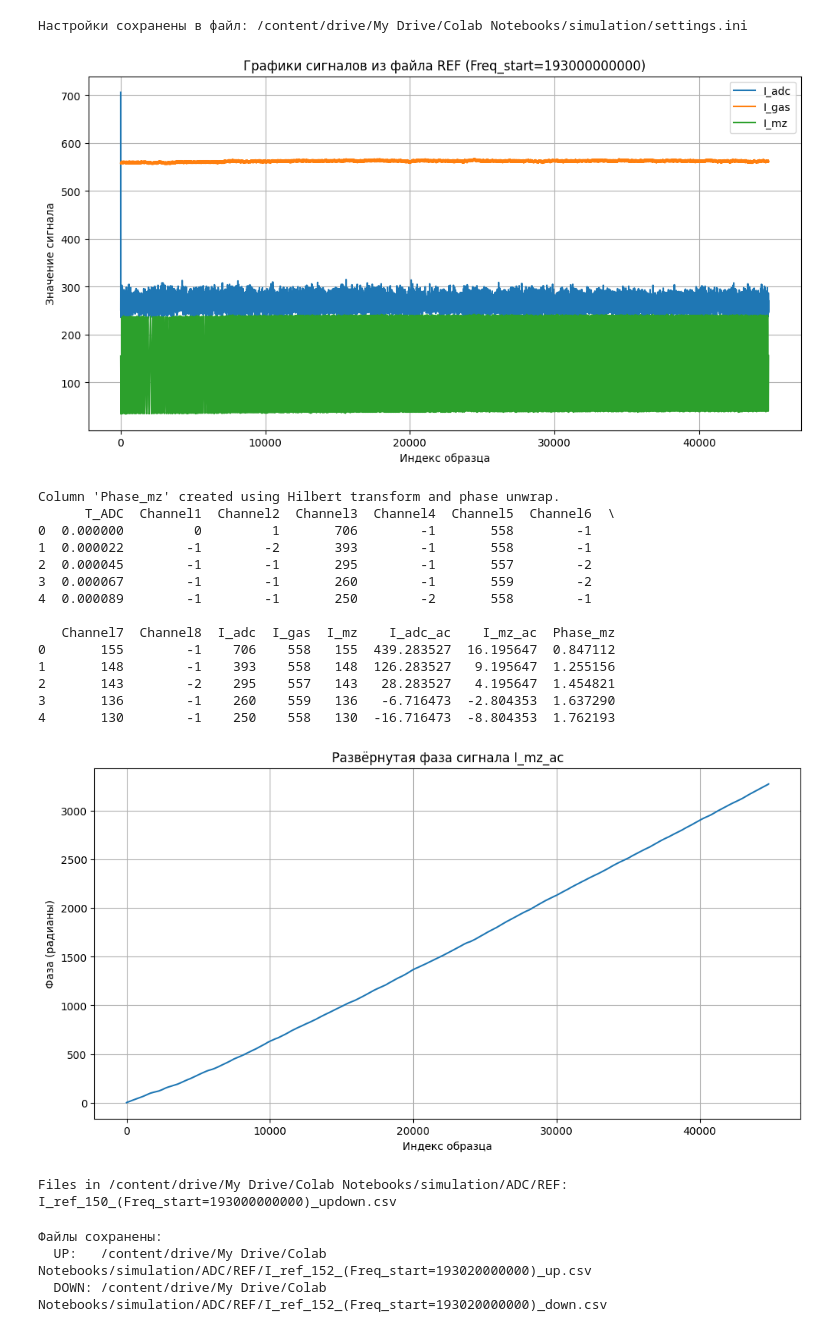
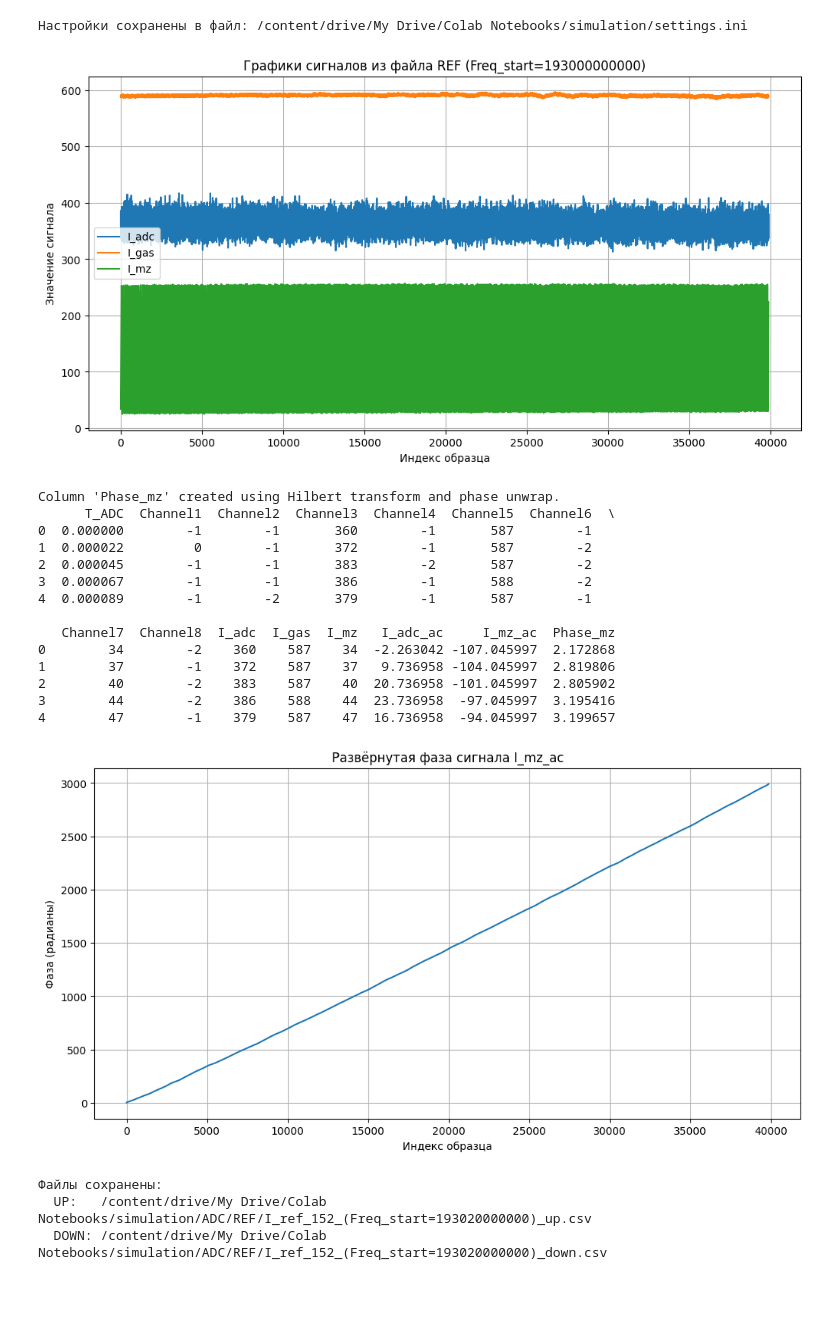
Before and after one commit to WasecResiner/OFDR_final, a Jupyter notebook: OFDR_(final).ipynb, the cells around one changed output. Saved outputs shown, nothing was run; the diff lists cells and outputs as text; code cells hidden in the pictures; blank space fills up the shorter version.

```diff
--- a/OFDR_(final).ipynb
+++ b/OFDR_(final).ipynb
@@ -398,7 +397,7 @@ def get_scan_adc_ref(freq_start):
     # Определите путь к файлу
     settings_folder = default_settings['GENERAL']['SETTINGS_FOLDER']
     # Construct the filename dynamically using the freq_start argument
-    filename = f'I_ref_0_(Freq_start={freq_start}).csv'
+    filename = f'I_ref_150_(Freq_start={freq_start})_up.csv'
     file_path = os.path.join(settings_folder, 'ADC', 'REF', filename)
 
     # Загрузите данные из CSV файла
@@ -448,34 +447,34 @@ def get_scan_adc_ref(freq_start):
             # Subtract the mean to get the AC component and store in new column
             df['I_adc_ac'] = df['I_adc'] - mean_i_adc
         else:
              print("Warning: 'I_adc' column not found, cannot calculate 'I_adc_ac'.")
 
         if 'I_mz' in df.columns:
             mean_i_mz = df['I_mz'].mean()
             # Subtract the mean to get the AC component and store in new column
             df['I_mz_ac'] = df['I_mz'] - mean_i_mz
         else:
              print("Warning: 'I_mz' column not found, cannot calculate 'I_mz_ac'.")
 
 
         return df # Return the loaded and processed DataFrame
     else:
         # Provide a more specific error message
         if df.empty:
             print("Failed to load data from the specified file.")
         else:
             missing_cols = [col for col in required_original_cols if col not in df.columns]
             print(f"Failed to load data: Missing required columns from CSV_COLUMN_MAPPING: {missing_cols}")
 
         return pd.DataFrame() # Return an empty DataFrame if data or columns are missing
 
 # Example usage:
 I_ac = get_scan_adc_ref(193000000000)
 
 # You can now print the columns of I_ac to see the original columns and the new ones
 # print(I_ac.columns)
 # %% [output]
-[figure, old version]
+[figure, new version]
 # %%
 #@title linearize_by_phase
 
@@ -546,38 +545,18 @@ else:
 # %% [output]
 Column 'Phase_mz' created using Hilbert transform and phase unwrap.
       T_ADC  Channel1  Channel2  Channel3  Channel4  Channel5  Channel6  \
-0  0.000000         0         1       706        -1       558        -1
-1  0.000022        -1        -2       393        -1       558        -1
-2  0.000045        -1        -1       295        -1       557        -2
-3  0.000067        -1        -1       260        -1       559        -2
-4  0.000089        -1        -1       250        -2       558        -1
+0  0.000000        -1        -1       360        -1       587        -1
+1  0.000022         0        -1       372        -1       587        -2
+2  0.000045        -1        -1       383        -2       587        -2
+3  0.000067        -1        -1       386        -1       588        -2
+4  0.000089        -1        -2       379        -1       587        -1
 
-   Channel7  Channel8  I_adc  I_gas  I_mz    I_adc_ac    I_mz_ac  Phase_mz
-0       155        -1    706    558   155  439.283527  16.195647  0.847112
-1       148        -1    393    558   148  126.283527   9.195647  1.255156
-2       143        -2    295    557   143   28.283527   4.195647  1.454821
-3       136        -1    260    559   136   -6.716473  -2.804353  1.637290
-4       130        -1    250    558   130  -16.716473  -8.804353  1.762193
+   Channel7  Channel8  I_adc  I_gas  I_mz   I_adc_ac     I_mz_ac  Phase_mz
+0        34        -2    360    587    34  -2.263042 -107.045997  2.172868
+1        37        -1    372    587    37   9.736958 -104.045997  2.819806
+2        40        -2    383    587    40  20.736958 -101.045997  2.805902
+3        44        -2    386    588    44  23.736958  -97.045997  3.195416
+4        47        -1    379    587    47  16.736958  -94.045997  3.199657
-[figure, old version]
+[figure, new version]
 # %%
 #@title заново
-# %%
-# prompt: какие файлы лежать в settings_folder = "/content/My Drive/Colab Notebooks/simulation/ADC/REF"
-
-import os
-
-settings_folder = "/content/drive/My Drive/Colab Notebooks/simulation/ADC/REF"#"
-
-# List files in the specified directory
-try:
-    files_in_folder = os.listdir(settings_folder)
-    print(f"Files in {settings_folder}:")
-    for file in files_in_folder:
-        print(file)
-except FileNotFoundError:
-    print(f"Error: The folder '{settings_folder}' was not found.")
-except Exception as e:
-    print(f"An error occurred: {e}")
-# %% [output]
-Files in /content/drive/My Drive/Colab Notebooks/simulation/ADC/REF:
-I_ref_150_(Freq_start=193000000000)_updown.csv
```
Also changed, not shown: parts of 4 cells of this notebook.
